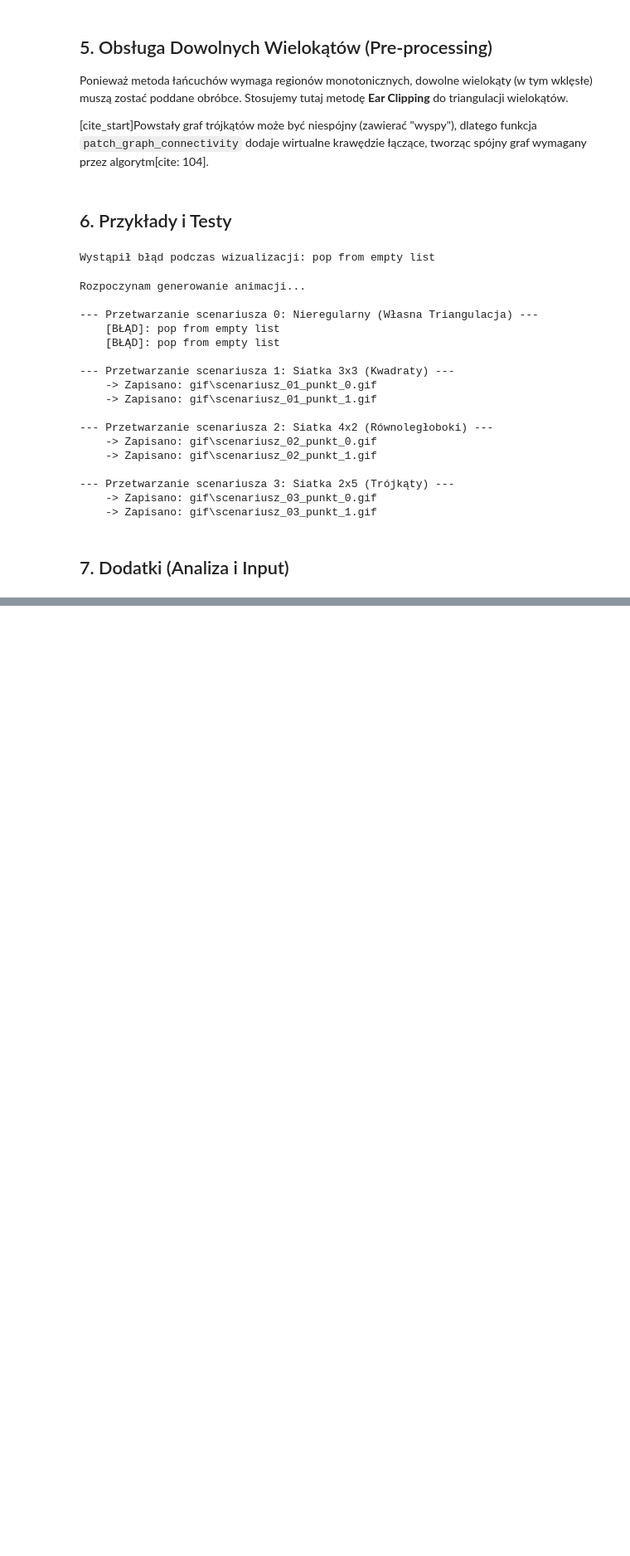
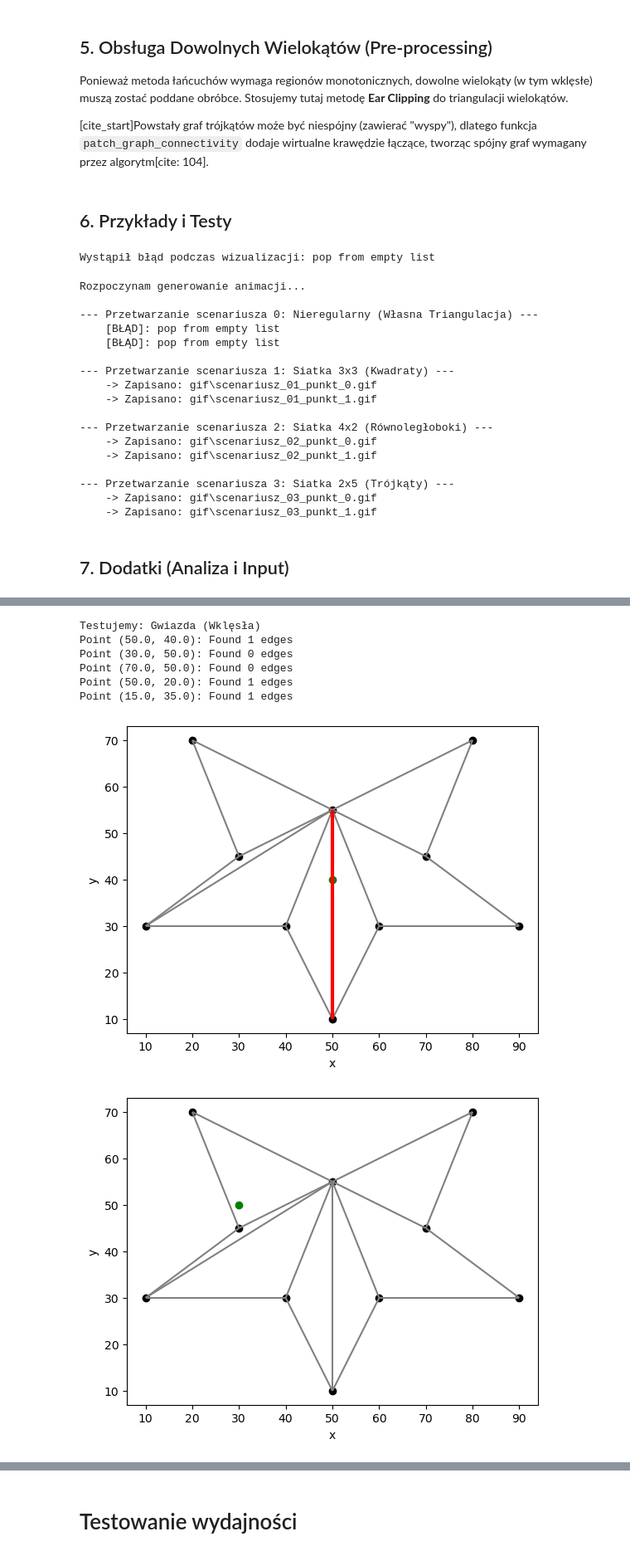
Before and after one commit to WGabrielCode/Geometric-Algorithms-Project, a Jupyter notebook: projekt_gabriel.ipynb, the cells around one changed output, grey strips where cells are left out. Shown at 83% size. Cells and saved outputs as stored; diff of their text form; code cells hidden in the pictures; blank space fills up the shorter version.

```diff
--- a/projekt_gabriel.ipynb
+++ b/projekt_gabriel.ipynb
@@ -839,0 +1048,17 @@ def generate_large_procedural_graph(rows, cols):
+# %%
+V , E , points , graph_name = TestGraphs.star_shape( )
+print( f"Testujemy: {graph_name}" )
+
+for point in points :
+    vis , found_edges = separators_method_point_location_algorithm_visualiser( V , E , point )
+    vis.show( )
+    print( f"Point {point}: Found {len( found_edges )} edges" )
+# %% [output]
+Testujemy: Gwiazda (Wklęsła)
+Point (50.0, 40.0): Found 1 edges
+Point (30.0, 50.0): Found 0 edges
+Point (70.0, 50.0): Found 0 edges
+Point (50.0, 20.0): Found 1 edges
+Point (15.0, 35.0): Found 1 edges
+[figure, added]
+[figure, added]
@@ -840,3 +1092,5 @@ def generate_large_procedural_graph(rows, cols):
+# %% [markdown]
+# Testowanie wydajności
 # %%
 grid_sizes = [10, 50, 100, 150, 200, 400] #, 600]
 result_list = []
```
Also changed, not shown: parts of 12 cells of this notebook.
